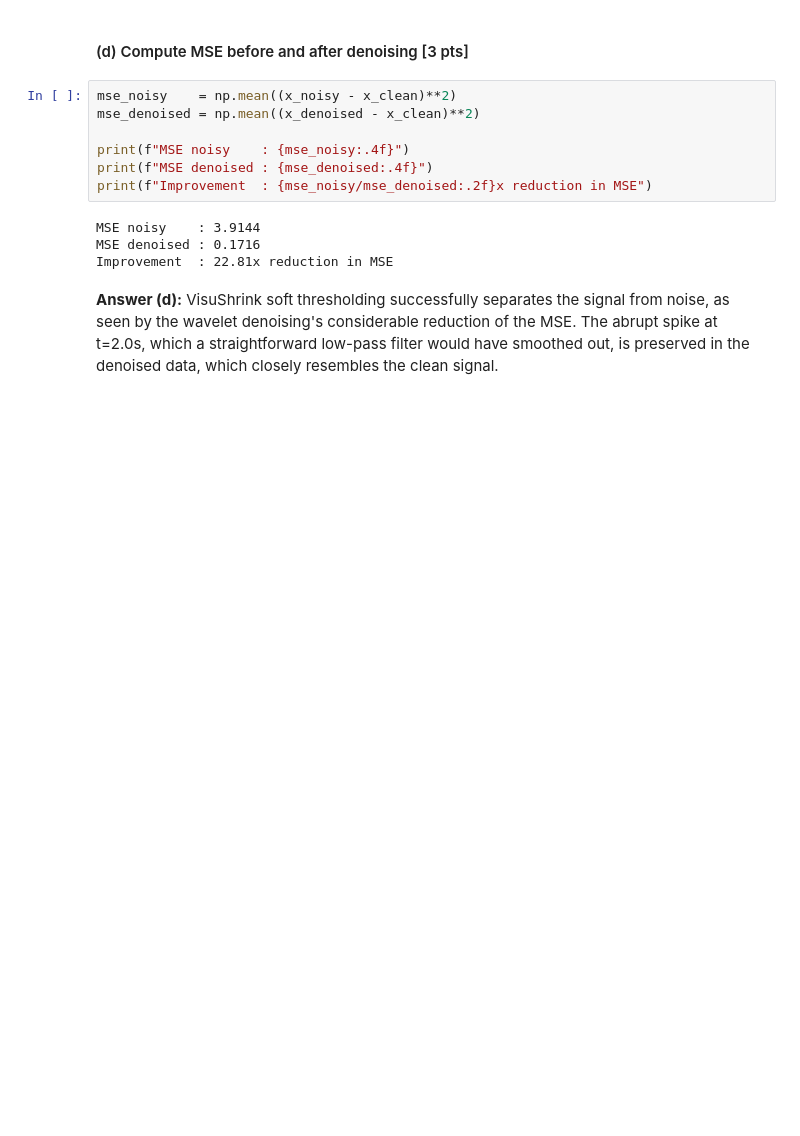
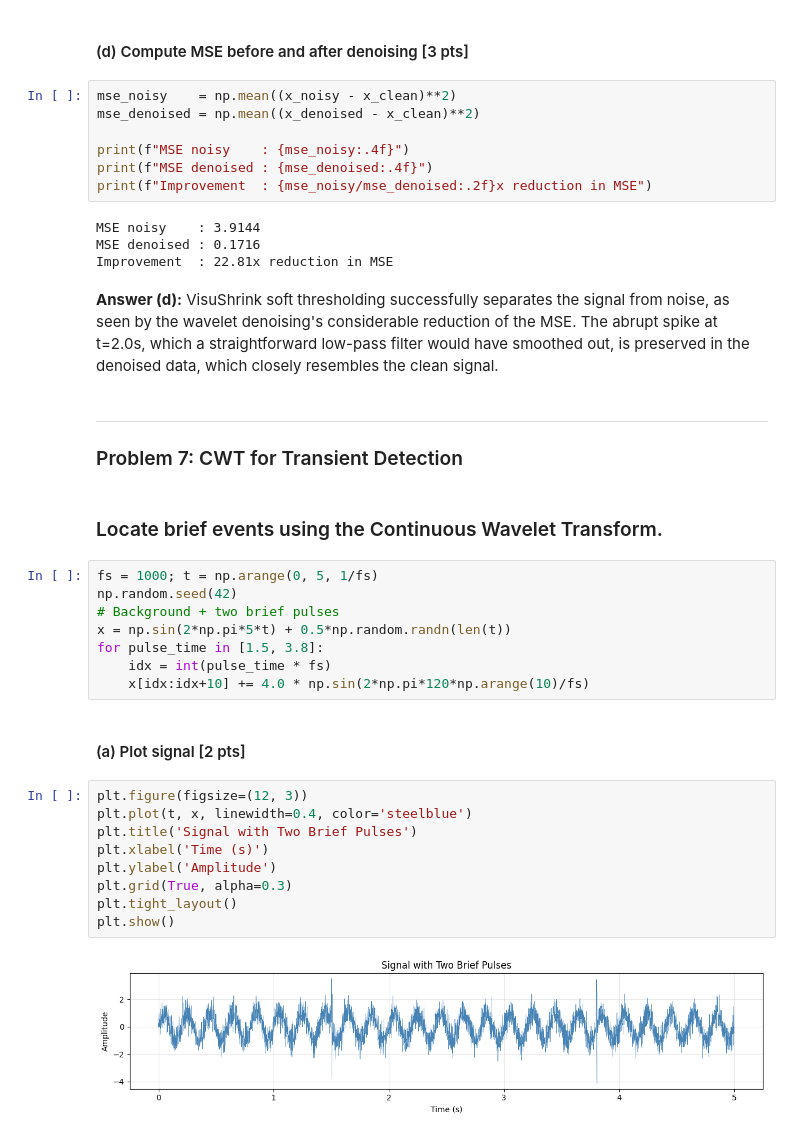
Before and after one commit to arjungiri1234/Spectral-Features-for-Time-Series, a Jupyter notebook: Spectral-features.ipynb, the cells around one changed output. Cells and saved outputs as stored; diff of their text form; blank space fills up the shorter version.

```diff
--- a/Spectral-features.ipynb
+++ b/Spectral-features.ipynb
@@ -392,3 +392,29 @@ MSE denoised : 0.1716
 Improvement  : 22.81x reduction in MSE
 # %% [markdown]
 **Answer (d):** VisuShrink soft thresholding successfully separates the signal from noise, as seen by the wavelet denoising's considerable reduction of the MSE. The abrupt spike at t=2.0s, which a straightforward low-pass filter would have smoothed out, is preserved in the denoised data, which closely resembles the clean signal.
+# %% [markdown]
+---
+### Problem 7: CWT for Transient Detection
+# %% [markdown]
+### Locate brief events using the Continuous Wavelet Transform.
+# %%
+fs = 1000; t = np.arange(0, 5, 1/fs)
+np.random.seed(42)
+# Background + two brief pulses
+x = np.sin(2*np.pi*5*t) + 0.5*np.random.randn(len(t))
+for pulse_time in [1.5, 3.8]:
+    idx = int(pulse_time * fs)
+    x[idx:idx+10] += 4.0 * np.sin(2*np.pi*120*np.arange(10)/fs)
+# %% [markdown]
+#### (a) Plot signal [2 pts]
+# %%
+plt.figure(figsize=(12, 3))
+plt.plot(t, x, linewidth=0.4, color='steelblue')
+plt.title('Signal with Two Brief Pulses')
+plt.xlabel('Time (s)')
+plt.ylabel('Amplitude')
+plt.grid(True, alpha=0.3)
+plt.tight_layout()
+plt.show()
+# %% [output]
+[figure, added]
```
Also changed, not shown: parts of 15 cells of this notebook.
